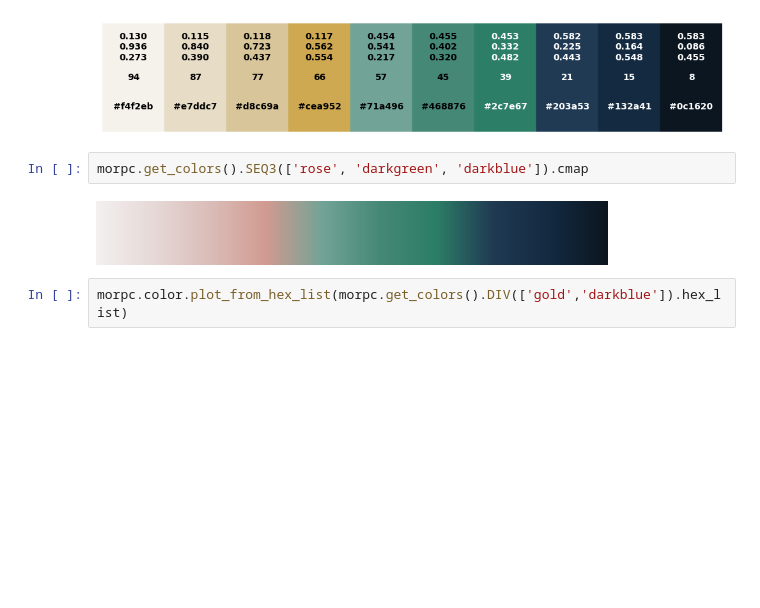
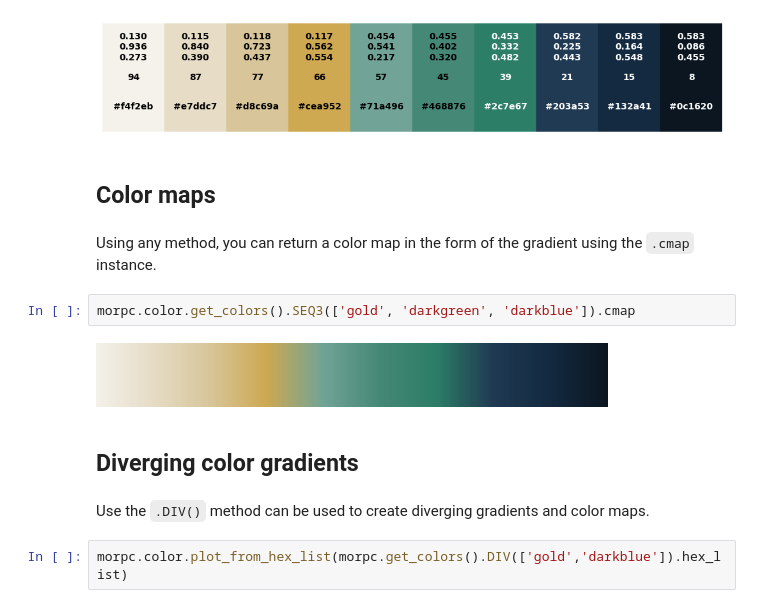
Before and after one commit to morpc/morpc-py, a Jupyter notebook: docs/morpc-color-demo.ipynb, the cells around one changed output. Saved outputs shown, nothing was run; the diff lists cells and outputs as text; blank space fills up the shorter version.

```diff
--- a/docs/morpc-color-demo.ipynb
+++ b/docs/morpc-color-demo.ipynb
@@ -49,10 +99,18 @@ morpc.color.plot_from_hex_list(morpc.get_colors().SEQ2(['rose', 'blue']).hex_lis
 morpc.color.plot_from_hex_list(morpc.get_colors().SEQ3(['gold', 'darkgreen', 'darkblue']).hex_list)
 # %% [output]
 [figure]
+# %% [markdown]
+## Color maps
+# %% [markdown]
+Using any method, you can return a color map in the form of the gradient using the `.cmap` instance.
 # %%
-morpc.get_colors().SEQ3(['rose', 'darkgreen', 'darkblue']).cmap
+morpc.color.get_colors().SEQ3(['gold', 'darkgreen', 'darkblue']).cmap
 # %% [output]
-[figure, old version]
+[figure, new version]
+# %% [markdown]
+## Diverging color gradients
+# %% [markdown]
+Use the `.DIV()` method can be used to create diverging gradients and color maps.
 # %%
 morpc.color.plot_from_hex_list(morpc.get_colors().DIV(['gold','darkblue']).hex_list)
 # %% [output]
```
Also changed, not shown: parts of 33 cells of this notebook, 4 other files.
